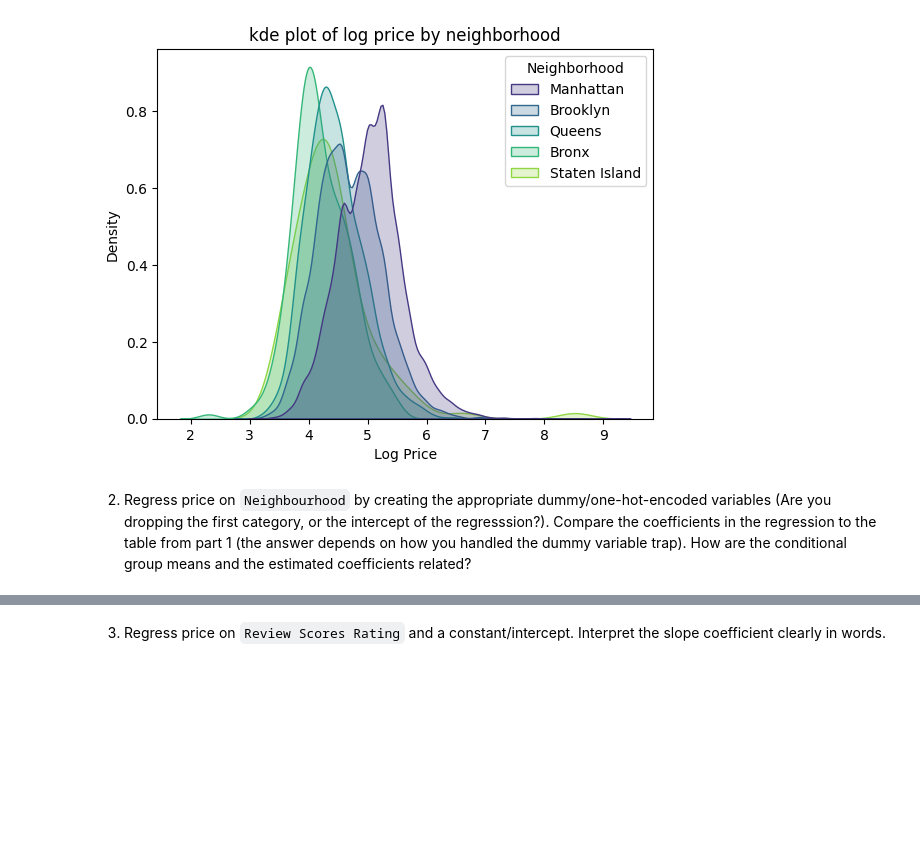
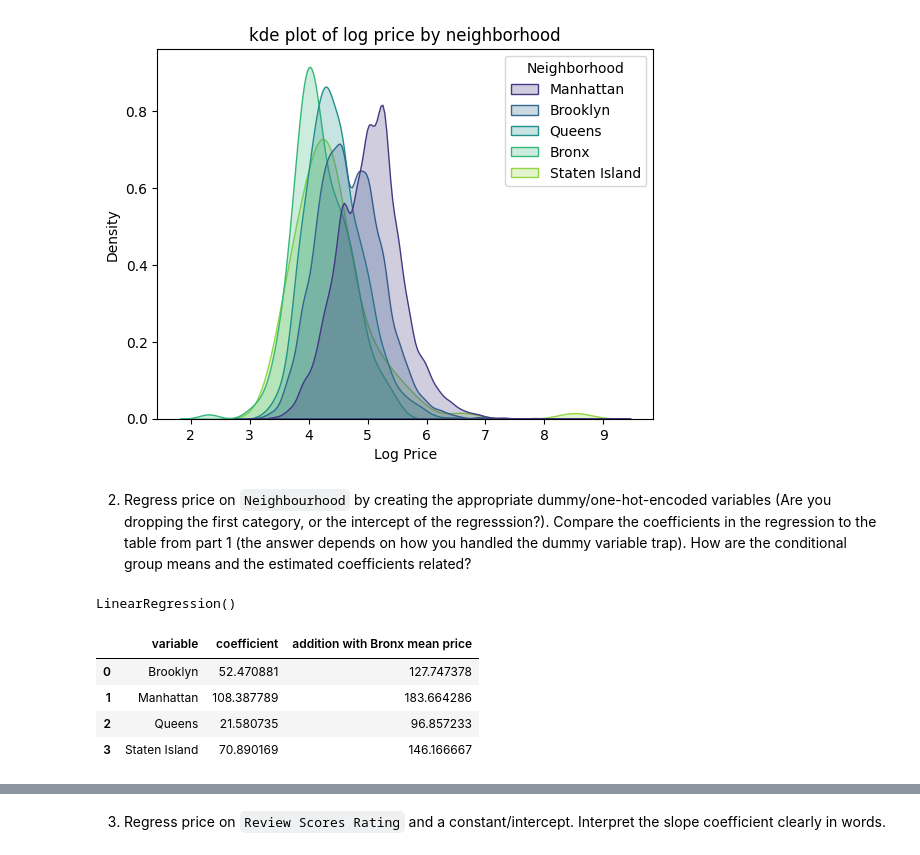
Before and after one commit to syd-nguyen/ds3021-assignments, a Jupyter notebook: assignments/03_assignment_linear_models.ipynb, the cells around one changed output, grey strips where cells are left out. Cells and saved outputs as stored; diff of their text form; code cells hidden in the pictures; blank space fills up the shorter version.

```diff
--- a/assignments/03_assignment_linear_models.ipynb
+++ b/assignments/03_assignment_linear_models.ipynb
@@ -100,3 +102,21 @@ plt.show()
 [figure]
 # %% [markdown]
 2. Regress price on `Neighbourhood` by creating the appropriate dummy/one-hot-encoded variables (Are you dropping the first category, or the intercept of the regresssion?). Compare the coefficients in the regression to the table from part 1 (the answer depends on how you handled the dummy variable trap). How are the conditional group means and the estimated coefficients related?
+# %%
+X_Neighborhood = pd.get_dummies(nyc['Neighborhood'], dtype='int', drop_first=True)
+y = nyc['Price']
+
+model_neighborhood = LinearRegression()
+model_neighborhood.fit(X_Neighborhood, y)
+# %% [output]
+LinearRegression()
+# %%
+coefs_neighborhoods = pd.DataFrame({'variable': model_neighborhood.feature_names_in_, 'coefficient': model_neighborhood.coef_ })
+coefs_neighborhoods['addition with Bronx mean price'] = coefs_neighborhoods['coefficient'] + nyc[nyc['Neighborhood'] == 'Bronx']['Price'].mean()
+coefs_neighborhoods
+# %% [output]
+|  | variable | coefficient | addition with Bronx mean price |
+| 0 | Brooklyn | 52.470881 | 127.747378 |
+| 1 | Manhattan | 108.387789 | 183.664286 |
+| 2 | Queens | 21.580735 | 96.857233 |
+| 3 | Staten Island | 70.890169 | 146.166667 |
```
Also changed, not shown: parts of 11 cells of this notebook.
